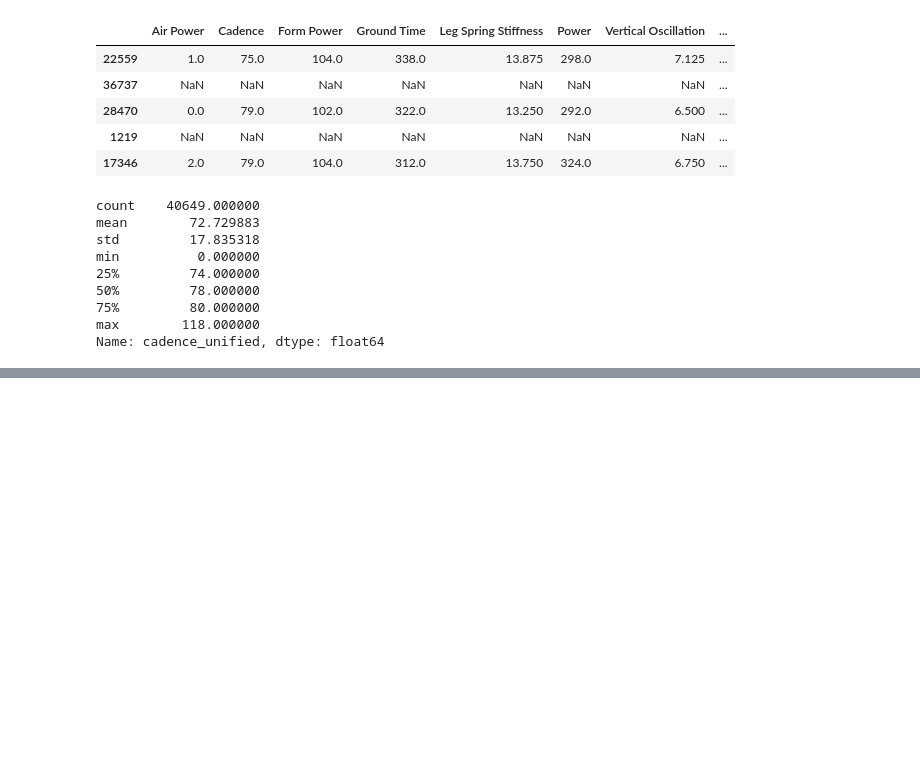
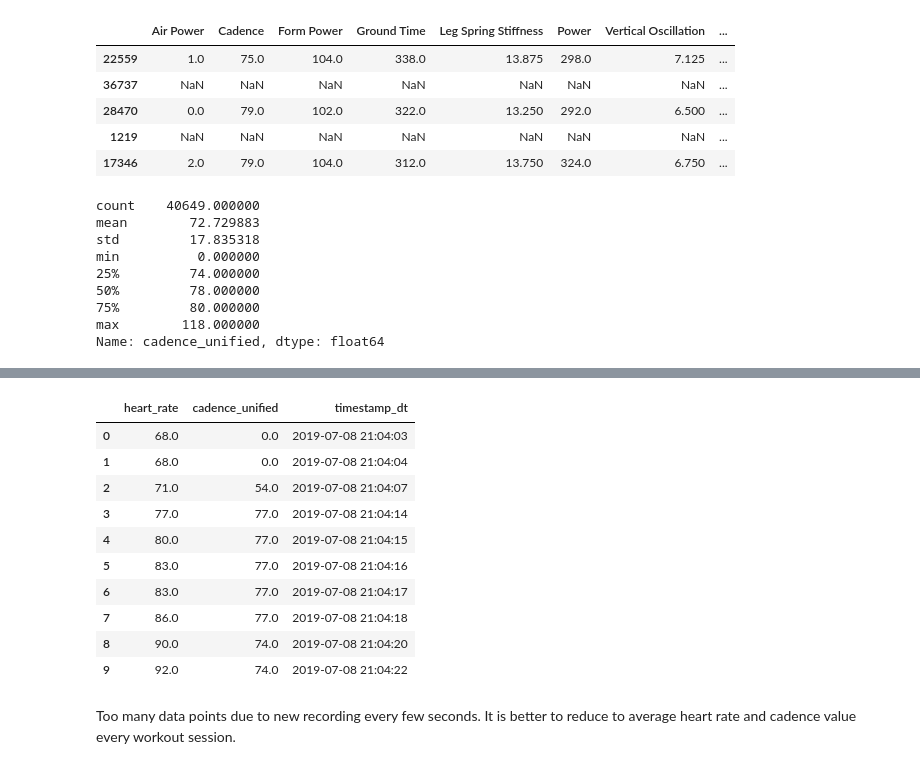
Before and after one commit to vandao288/strava_data_report, a Jupyter notebook: strava.ipynb, the cells around one changed output, grey strips where cells are left out. Saved outputs shown, nothing was run; the diff lists cells and outputs as text; code cells hidden in the pictures; blank space fills up the shorter version.

```diff
--- a/strava.ipynb
+++ b/strava.ipynb
@@ -375,0 +420,17 @@ Name: cadence_unified, dtype: float64
+# %%
+pd.set_option('display.max_rows', None)
+hr_cleaned[['heart_rate', 'cadence_unified', 'timestamp_dt']].head(10)
+# %% [output]
+|  | heart_rate | cadence_unified | timestamp_dt |
+| 0 | 68.0 | 0.0 | 2019-07-08 21:04:03 |
+| 1 | 68.0 | 0.0 | 2019-07-08 21:04:04 |
+| 2 | 71.0 | 54.0 | 2019-07-08 21:04:07 |
+| 3 | 77.0 | 77.0 | 2019-07-08 21:04:14 |
+| 4 | 80.0 | 77.0 | 2019-07-08 21:04:15 |
+| 5 | 83.0 | 77.0 | 2019-07-08 21:04:16 |
+| 6 | 83.0 | 77.0 | 2019-07-08 21:04:17 |
+| 7 | 86.0 | 77.0 | 2019-07-08 21:04:18 |
+| 8 | 90.0 | 74.0 | 2019-07-08 21:04:20 |
+| 9 | 92.0 | 74.0 | 2019-07-08 21:04:22 |
+# %% [markdown]
+Too many data points due to new recording every few seconds. It is better to reduce to average heart rate and cadence value every workout session.
```
Also changed, not shown: parts of 3 cells of this notebook.
